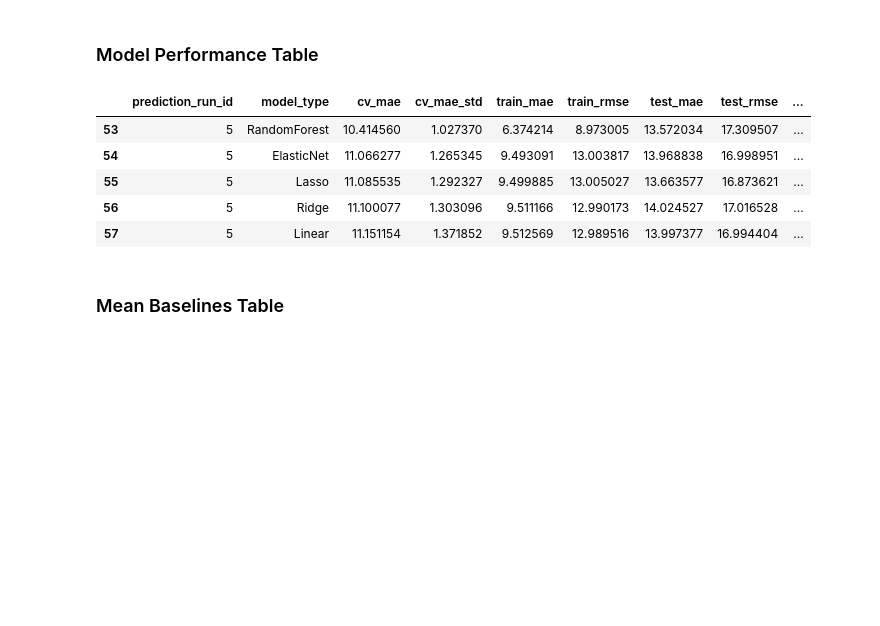
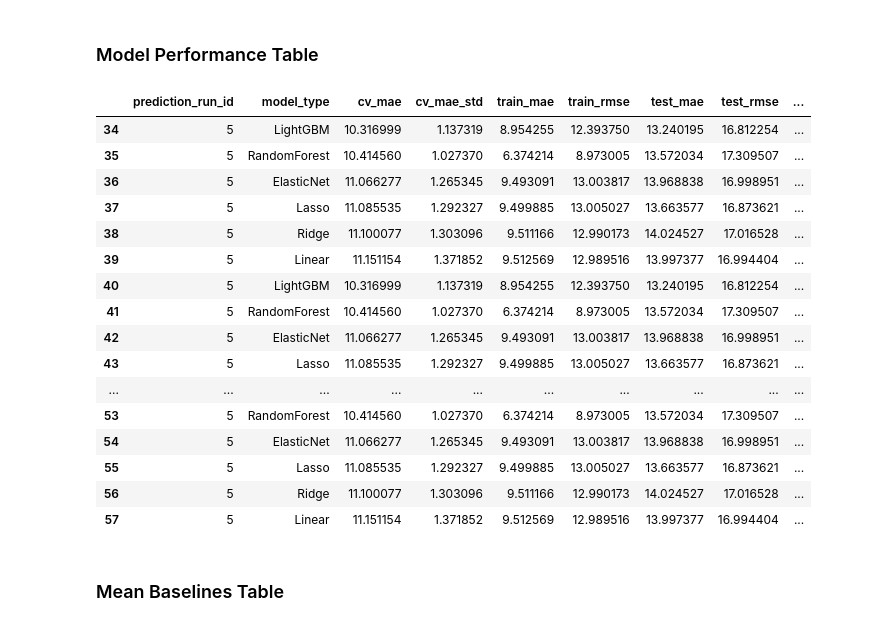
Before and after one commit to jguptil1/F1Fantasy, a Jupyter notebook: src/ingestion/database_testing.ipynb, the cells around one changed output. Drawn from its saved outputs; the diff is of its cells as text; code cells hidden in the pictures; blank space fills up the shorter version.

```diff
--- a/src/ingestion/database_testing.ipynb
+++ b/src/ingestion/database_testing.ipynb
@@ -1616,0 +1670,15 @@ current_week.head(30)
+# %%
+with duckdb.connect(DATABASE_PATH, read_only=True) as con:
+    print(con.execute("""
+        SELECT *
+        FROM dim_race
+        WHERE year = 2026
+          AND race_num = 7
+    """).df())
+
+    print(con.execute("""
+        SELECT *
+        FROM stage_constructor_price_table
+        WHERE year = 2026
+          AND race = 7
+    """).df())
@@ -1616,0 +1706,9 @@ current_week.head(30)
+# %%
+with duckdb.connect(DATABASE_PATH, read_only=True) as con:
+    print(con.execute("""
+        SELECT year, race, COUNT(*) AS constructor_rows
+        FROM stage_constructor_price_table
+        WHERE year = 2026
+        GROUP BY year, race
+        ORDER BY year, race
+    """).df())
@@ -1616,0 +1724,6 @@ current_week.head(30)
+# %%
+with duckdb.connect(DATABASE_PATH, read_only=True) as con:
+    print(con.execute("""
+        SELECT *
+        FROM dim_constructor
+    """).df())
@@ -1616,0 +1748,6 @@ current_week.head(30)
+# %%
+with duckdb.connect(DATABASE_PATH, read_only=True) as con:
+    print(con.execute("""
+        SELECT *
+        FROM current_race_constructor_features
+    """).df())
@@ -1673,16 +1828,28 @@ pr.tail()
 # %%
 def model_performance():
     with duckdb.connect(DATABASE_PATH, read_only=True) as con:
         result = con.execute("""
             SELECT *
             FROM fact_model_results
         """).df()
     return result
 
 mp = model_performance()
-mp.tail()
+mp = mp[mp['prediction_run_id'] == 5]
+mp
 # %% [output]
 |  | prediction_run_id | model_type | cv_mae | cv_mae_std | train_mae | train_rmse | test_mae | test_rmse | ... |
+| 34 | 5 | LightGBM | 10.316999 | 1.137319 | 8.954255 | 12.393750 | 13.240195 | 16.812254 | ... |
+| 35 | 5 | RandomForest | 10.414560 | 1.027370 | 6.374214 | 8.973005 | 13.572034 | 17.309507 | ... |
+| 36 | 5 | ElasticNet | 11.066277 | 1.265345 | 9.493091 | 13.003817 | 13.968838 | 16.998951 | ... |
+| 37 | 5 | Lasso | 11.085535 | 1.292327 | 9.499885 | 13.005027 | 13.663577 | 16.873621 | ... |
+| 38 | 5 | Ridge | 11.100077 | 1.303096 | 9.511166 | 12.990173 | 14.024527 | 17.016528 | ... |
+| 39 | 5 | Linear | 11.151154 | 1.371852 | 9.512569 | 12.989516 | 13.997377 | 16.994404 | ... |
+| 40 | 5 | LightGBM | 10.316999 | 1.137319 | 8.954255 | 12.393750 | 13.240195 | 16.812254 | ... |
+| 41 | 5 | RandomForest | 10.414560 | 1.027370 | 6.374214 | 8.973005 | 13.572034 | 17.309507 | ... |
+| 42 | 5 | ElasticNet | 11.066277 | 1.265345 | 9.493091 | 13.003817 | 13.968838 | 16.998951 | ... |
+| 43 | 5 | Lasso | 11.085535 | 1.292327 | 9.499885 | 13.005027 | 13.663577 | 16.873621 | ... |
+| ... | ... | ... | ... | ... | ... | ... | ... | ... | ... |
 | 53 | 5 | RandomForest | 10.414560 | 1.027370 | 6.374214 | 8.973005 | 13.572034 | 17.309507 | ... |
 | 54 | 5 | ElasticNet | 11.066277 | 1.265345 | 9.493091 | 13.003817 | 13.968838 | 16.998951 | ... |
 | 55 | 5 | Lasso | 11.085535 | 1.292327 | 9.499885 | 13.005027 | 13.663577 | 16.873621 | ... |
```
Also changed, not shown: parts of 16 cells of this notebook, 9 other files.
